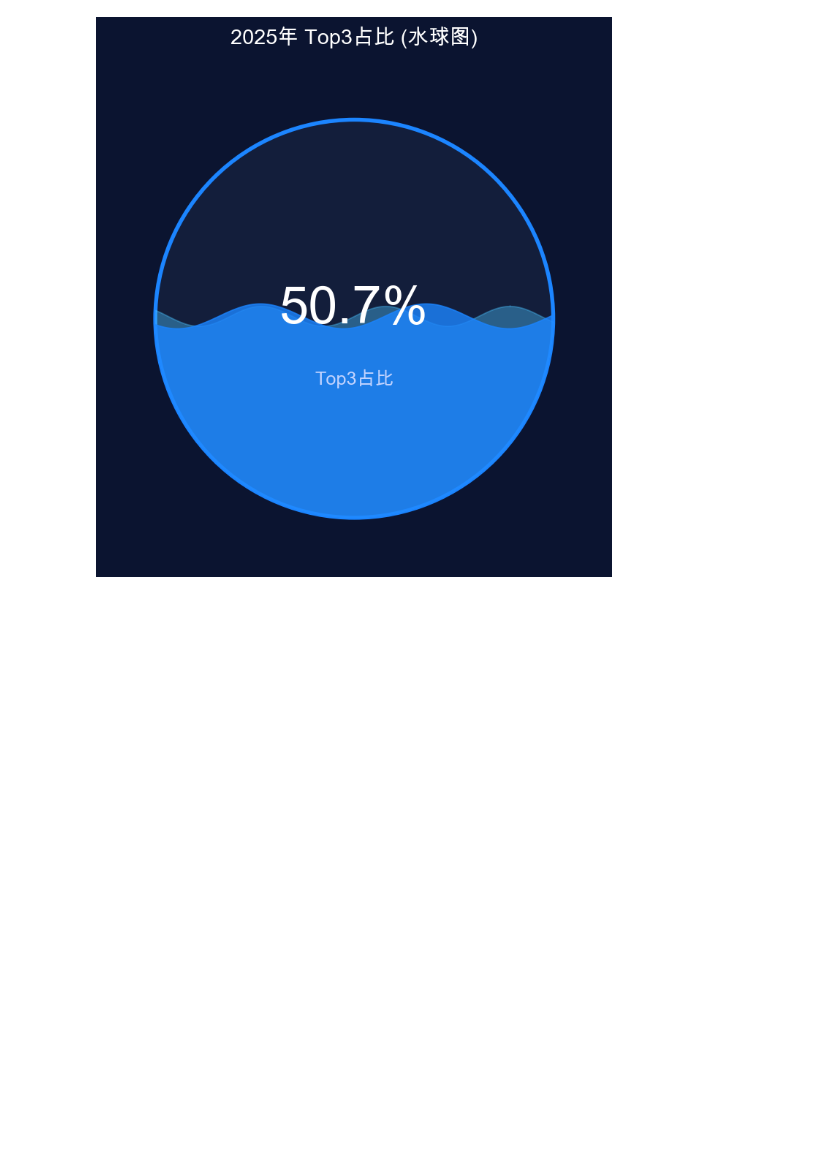
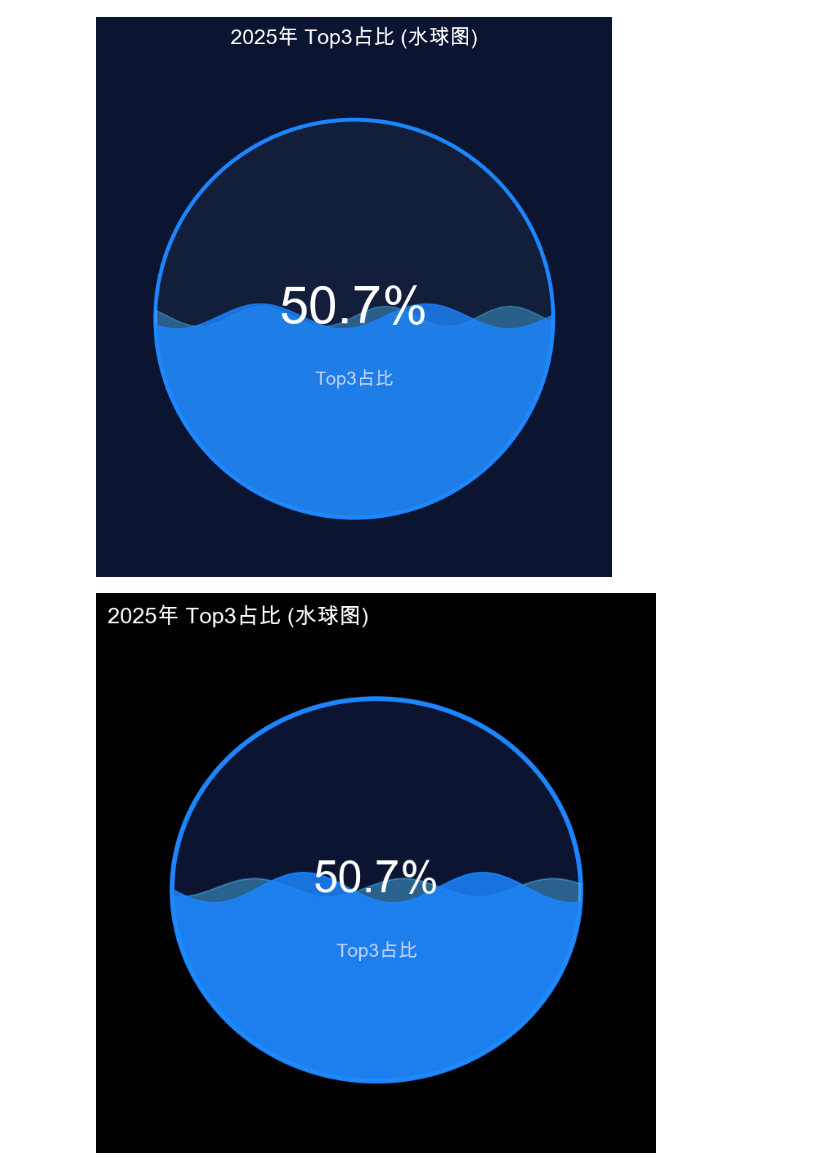
Before and after one commit to Zhen-Zhuo/Data-visualization, a Jupyter notebook: test.ipynb, the cells around one changed output. Drawn from its saved outputs; the diff is of its cells as text; code cells hidden in the pictures; blank space fills up the shorter version.

```diff
--- a/test.ipynb
+++ b/test.ipynb
@@ -1748,3 +1748,96 @@ plt.tight_layout()
 plt.show()
 # %% [output]
 [figure]
+# %%
+# 静态波浪水球图（无动画）
+# 显示 2025 年利润率或 Top3 占比，使用单条波形并裁剪到圆形
+import pandas as pd
+import numpy as np
+import matplotlib.pyplot as plt
+from matplotlib.patches import Circle
+
+# --- 数据准备 ---
+df_w = df.copy()
+# 选择日期
+date_col = next((c for c in ['payment_date','order_date','create_time'] if c in df_w.columns), None)
+if date_col is None:
+    raise ValueError('找不到日期字段')
+# 选择金额
+amount_col = next((c for c in ['paid_amount','product_amount','amount','total_amount'] if c in df_w.columns), None)
+if amount_col is None:
+    if 'quantity' in df_w.columns and 'unit_price' in df_w.columns:
+        amount_col = '__tmp_amount__'
+        df_w[amount_col] = df_w['quantity'] * df_w['unit_price']
+    else:
+        raise ValueError('找不到金额字段')
+# 成本字段（可选）
+cost_col = next((c for c in ['cost_amount','cost','total_cost'] if c in df_w.columns), None)
+
+# 筛选 2025 年数据
+df_w[date_col] = pd.to_datetime(df_w[date_col])
+df_2025 = df_w[df_w[date_col].dt.year == 2025].copy()
+if df_2025.shape[0] == 0:
+    raise ValueError('当前数据没有 2025 年记录，请检查数据源')
+
+# 指标计算
+total_sales = df_2025[amount_col].sum()
+if cost_col:
+    total_cost = df_2025[cost_col].sum()
+    total_profit = total_sales - total_cost
+    pct = total_profit / total_sales if total_sales != 0 else 0.0
+    label = '利润率'
+else:
+    # 回退为 Top3 占比
+    if 'product_name' in df_2025.columns:
+        top3 = df_2025.groupby('product_name')[amount_col].sum().nlargest(3).sum()
+        pct = top3 / total_sales if total_sales != 0 else 0.0
+        label = 'Top3占比'
+    else:
+        pct = 0.0
+        label = '占比'
+
+# 限制显示范围并保持原始百分比用于文本
+display_pct = float(np.clip(pct, 0.0, 1.0))
+
+# --- 绘图（静态波浪） ---
+plt.close('all')
+plt.style.use('dark_background')
+fig, ax = plt.subplots(figsize=(5,5), dpi=140)
+ax.set_xlim(0,1)
+ax.set_ylim(0,1)
+ax.axis('off')
+
+center=(0.5,0.5)
+radius=0.38
+# 外圈容器
+container = Circle(center, radius, facecolor='#0b1430', edgecolor='#1c85ff', linewidth=3, zorder=1)
+ax.add_patch(container)
+
+# 生成单条波形
+x = np.linspace(0,1,600)
+water_level = 0.5 - radius + (2*radius*display_pct)
+amp = 0.03
+freq = 3.0
+phase = 1.0
+y_wave = water_level + amp * np.sin(2*np.pi*freq*x + phase)
+
+# 绘制波浪并裁剪到圆形
+wave = ax.fill_between(x, 0, y_wave, color='#1c85ff', alpha=0.85, zorder=3)
+wave.set_clip_path(container)
+
+# 为了更有层次，添加一层较浅的后景波纹
+y_wave2 = water_level + (amp*0.6) * np.sin(2*np.pi*(freq*1.2)*x + phase + 0.7)
+wave2 = ax.fill_between(x, 0, y_wave2, color='#4cc3ff', alpha=0.45, zorder=2)
+wave2.set_clip_path(container)
+
+# 中心文本
+ax.text(0.5, 0.52, f"{pct:.1%}", ha='center', va='center', fontsize=28, color='white', fontweight='bold', zorder=10)
+ax.text(0.5, 0.38, label, ha='center', va='center', fontsize=12, color='#c3d4ff', zorder=10)
+
+# 标题与说明
+ax.set_title(f'2025年 {label} (水球图)', fontsize=14, color='white', pad=10, loc='left')
+
+plt.tight_layout()
+plt.show()
+# %% [output]
+[figure, added]
```
Also changed, not shown: parts of 18 cells of this notebook.
